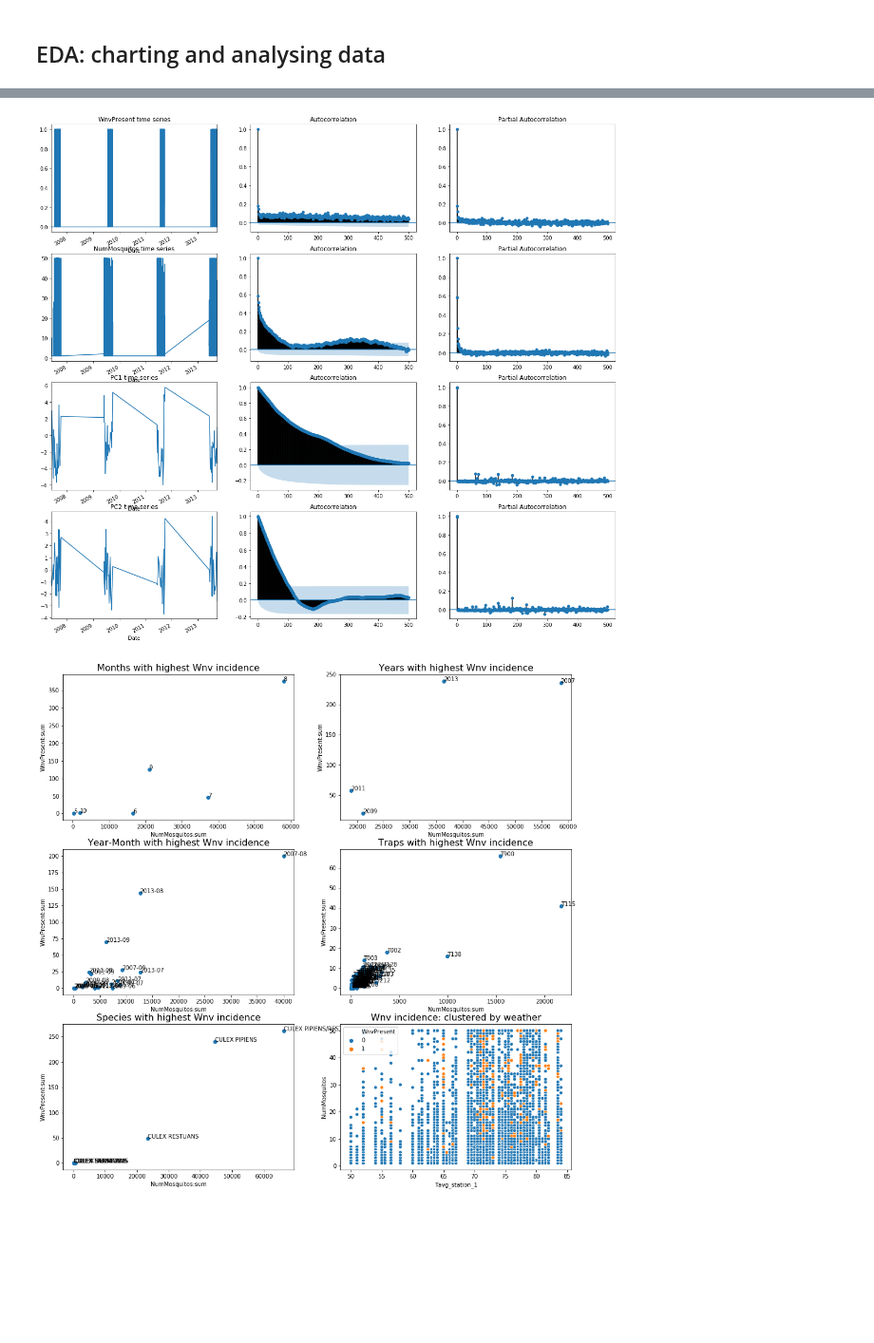
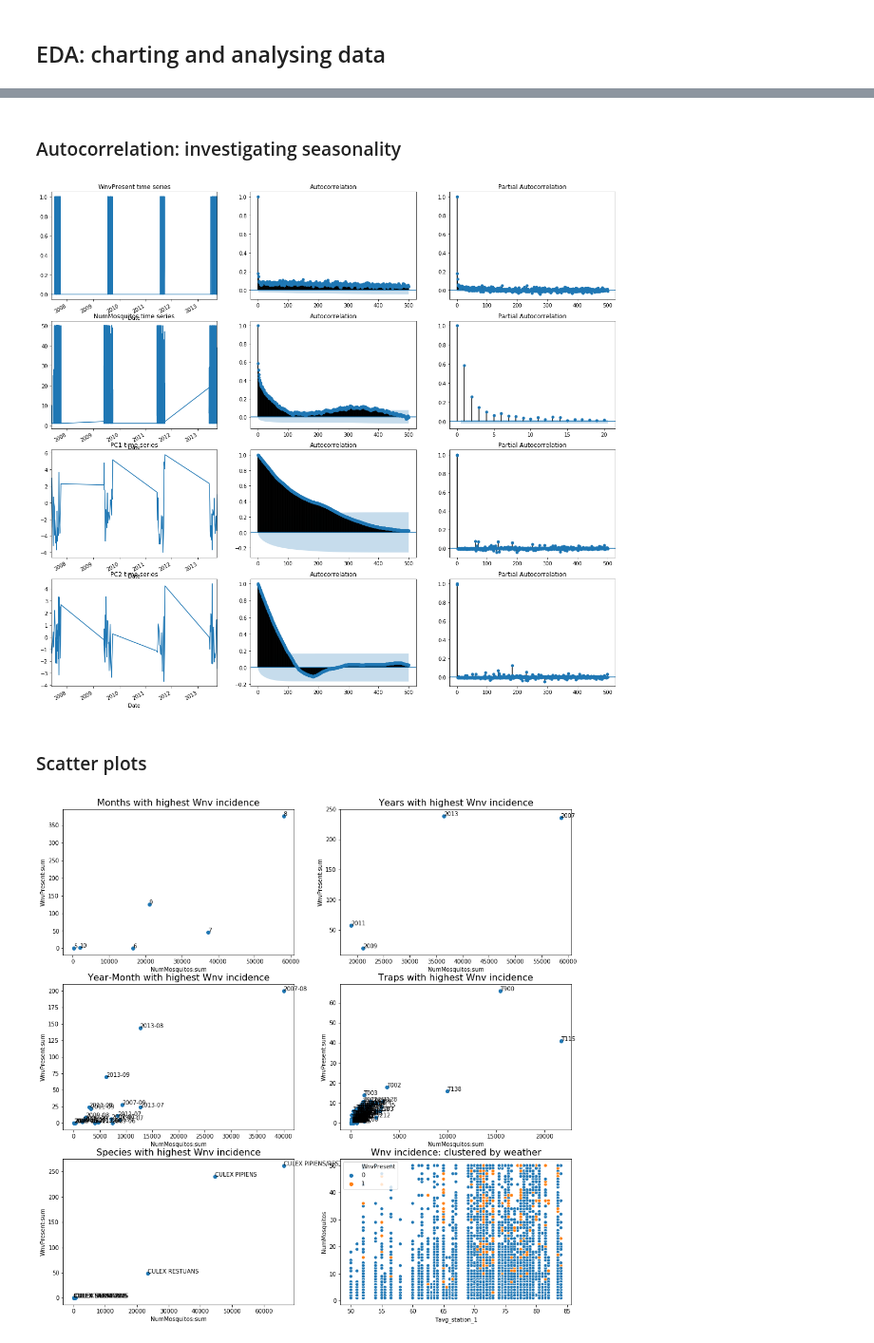
Before and after one commit to a3o1m2/DSI11-lessons, a Jupyter notebook: projects/project-capstone/part-03/capstone_west_nile.ipynb, the cells around one changed output, grey strips where cells are left out. Shown at 95% size. Drawn from its saved outputs; the diff is of its cells as text; code cells hidden in the pictures; blank space fills up the shorter version.

```diff
--- a/projects/project-capstone/part-03/capstone_west_nile.ipynb
+++ b/projects/project-capstone/part-03/capstone_west_nile.ipynb
@@ -191,33 +191,37 @@ train_df.head(1)
 |  | Address | Species | Block | Street | Trap | AddressNumberAndStreet | Latitude | Longitude | ... |
 | Date |  |  |  |  |  |  |  |  | ... |
 | 2007-05-29 | 4100 North Oak Park Avenue, Chica... | CULEX PIPIENS/RESTUANS | 41 | N OAK PARK AVE | T002 | 4100 N OAK PARK AVE, Chicago, IL | 41.95469 | -87.800991 | ... |
+# %% [markdown]
+### Autocorrelation: investigating seasonality
 # %%
 # Plotting a Partial Autocorrelation model to illustrate seasonal effects as Wnv is most prevalent in summer:
 
 fig, ax = plt.subplots(nrows=4, ncols=3, figsize=(20, 20))
 
 train_df['WnvPresent'].plot(ax=ax[0,0], title='WnvPresent time series')
 plot_acf(train_df['WnvPresent'], lags=500, ax=ax[0,1])
 plot_pacf(train_df['WnvPresent'], lags=500, ax=ax[0,2])
 
 train_df['NumMosquitos'].plot(ax=ax[1,0], title='NumMosquitos time series')
 plot_acf(train_df['NumMosquitos'], lags=500, ax=ax[1,1])
-plot_pacf(train_df['NumMosquitos'], lags=500, ax=ax[1,2])
+plot_pacf(train_df['NumMosquitos'], lags=20, ax=ax[1,2])
 
 train_df['weather_PC1'].plot(ax=ax[2,0], title='PC1 time series')
 plot_acf(train_df['weather_PC1'], lags=500, ax=ax[2,1])
 plot_pacf(train_df['weather_PC1'], lags=500, ax=ax[2,2])
 
 train_df['weather_PC2'].plot(ax=ax[3,0], title='PC2 time series')
 plot_acf(train_df['weather_PC2'], lags=500, ax=ax[3,1])
 plot_pacf(train_df['weather_PC2'], lags=500, ax=ax[3,2])
 
 plt.show()
 
 # Interestingly tests in 2013 coupled with higher rate of positives: was Chicago starting to predict
     # better the WNV's whereabouts in 2013?
 # %% [output]
-[figure, old version]
+[figure, new version]
+# %% [markdown]
+### Scatter plots
 # %%
 # When (ie, which summer month / which year) had the highest incidence of Wnv and NumMosquitos?
 # And where (ie, which trap) had the highest incidence of Wnv and NumMosquitos?
```
Also changed, not shown: parts of 30 cells of this notebook, 5 other files.
